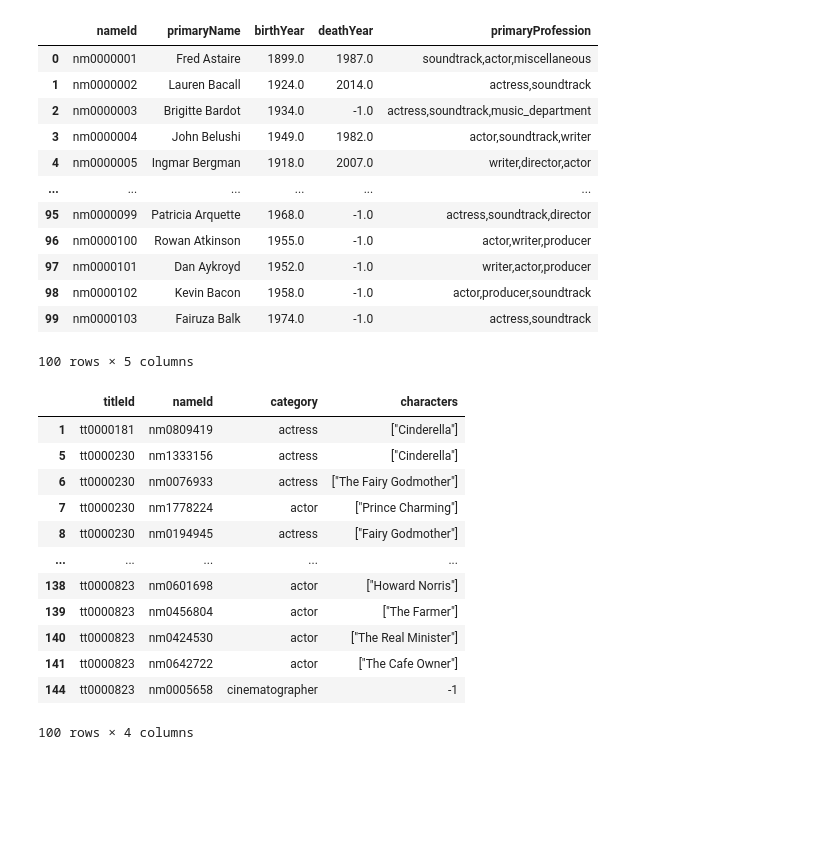
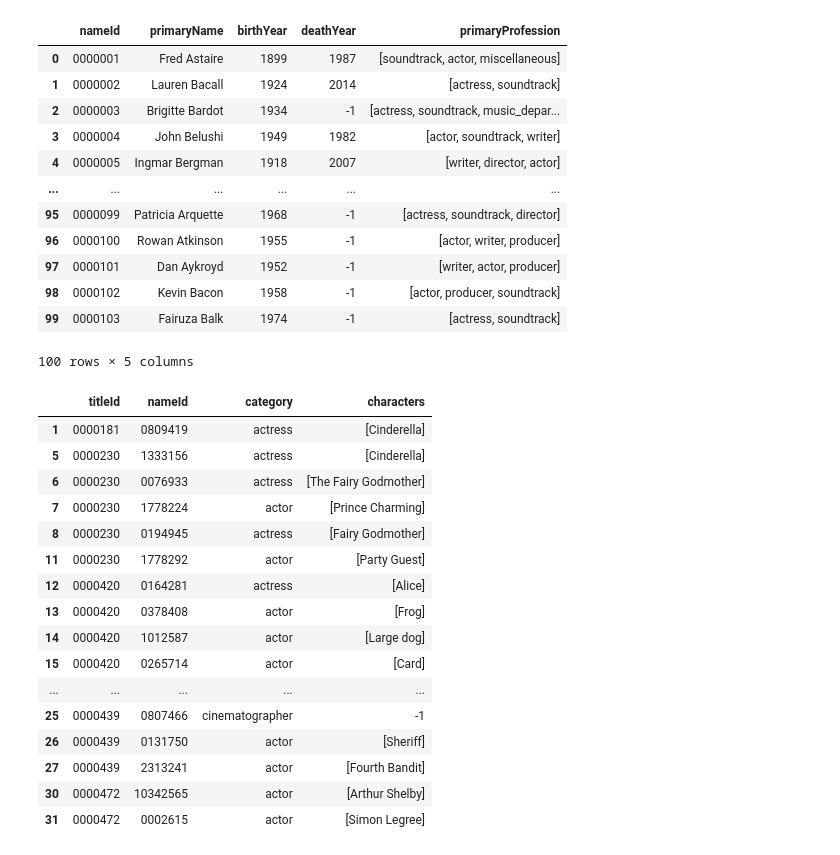
Before and after one commit to jakobevangelista/QueueUp1.0, a Jupyter notebook: clean-and-upload-script/Database Script.ipynb, the cells around one changed output. Saved outputs shown, nothing was run; the diff lists cells and outputs as text; code cells hidden in the pictures; blank space fills up the shorter version.

Commit message:
created tables

```diff
--- a/clean-and-upload-script/Database Script.ipynb
+++ b/clean-and-upload-script/Database Script.ipynb
@@ -20,6 +20,14 @@ crewCSV.sort_values(by='titleId', inplace=True)
 
 #Renaming this csv to something similar to Creators, has all directors and writers for a movie
 contentManagers = crewCSV.copy()
+# some reformatting goes on down here
+contentManagers['titleId'] = [i.split('tt')[1] for i in contentManagers['titleId']]
+for i in range(len(contentManagers['director-nameId'])):
+    if contentManagers['director-nameId'][i] != -1:
+        contentManagers['director-nameId'][i] = [j.split('nm')[1] for j in str(contentManagers['director-nameId'][i]).split(',')]
+for i in range(len(contentManagers['writer-nameId'])):
+    if contentManagers['writer-nameId'][i] != -1:
+        contentManagers['writer-nameId'][i] = [j.split('nm')[1] for j in str(contentManagers['writer-nameId'][i]).split(',')]
 contentManagers.head(100)
 # %% [output]
 |  | titleId | director-nameId | writer-nameId |
@@ -60,8 +68,10 @@ users = pd.DataFrame(columns=['userId', 'rating', 'date', 'titleId'])
 for i in userIdNumbers:
     distinctUser = usersDirty[usersDirty.userId == i]
     distinctRating = distinctUser['rating'].to_numpy()
+    distinctRating = [int(i) for i in distinctRating] # added this to cast all ratings to int
     distinctDate = distinctUser['date'].to_numpy()
     distinctTitle = distinctUser['titleId'].to_numpy()
+    distinctTitle = [i.split('tt')[1] for i in distinctTitle] # added this to get rid of tt in front of titleId
     toAdd = {'userId': i, 'rating': distinctRating, 'date': distinctDate, 'titleId': distinctTitle}
     users = users.append(toAdd, ignore_index=True)
 users.head(100)
@@ -95,55 +105,66 @@ namesCSV.rename(columns={'nconst': 'nameId'}, inplace=True)
 namesCSV.sort_values(by='nameId', inplace=True)
 
 nameLookup = namesCSV.copy()
+nameLookup['nameId'] = [i.split('nm')[1] for i in nameLookup['nameId']] # added this to get rid of nm in front of nameId
+nameLookup['primaryProfession'] = [str(i).split(',') for i in nameLookup['primaryProfession']]
+nameLookup['birthYear'] = [int(i) for i in nameLookup['birthYear']]
+nameLookup['deathYear'] = [int(i) for i in nameLookup['deathYear']]
 nameLookup.head(100)
 # %% [output]
 |  | nameId | primaryName | birthYear | deathYear | primaryProfession |
-| 0 | nm0000001 | Fred Astaire | 1899.0 | 1987.0 | soundtrack,actor,miscellaneous |
-| 1 | nm0000002 | Lauren Bacall | 1924.0 | 2014.0 | actress,soundtrack |
-| 2 | nm0000003 | Brigitte Bardot | 1934.0 | -1.0 | actress,soundtrack,music_department |
-| 3 | nm0000004 | John Belushi | 1949.0 | 1982.0 | actor,soundtrack,writer |
-| 4 | nm0000005 | Ingmar Bergman | 1918.0 | 2007.0 | writer,director,actor |
+| 0 | 0000001 | Fred Astaire | 1899 | 1987 | [soundtrack, actor, miscellaneous] |
+| 1 | 0000002 | Lauren Bacall | 1924 | 2014 | [actress, soundtrack] |
+| 2 | 0000003 | Brigitte Bardot | 1934 | -1 | [actress, soundtrack, music_depar... |
+| 3 | 0000004 | John Belushi | 1949 | 1982 | [actor, soundtrack, writer] |
+| 4 | 0000005 | Ingmar Bergman | 1918 | 2007 | [writer, director, actor] |
 | ... | ... | ... | ... | ... | ... |
-| 95 | nm0000099 | Patricia Arquette | 1968.0 | -1.0 | actress,soundtrack,director |
-| 96 | nm0000100 | Rowan Atkinson | 1955.0 | -1.0 | actor,writer,producer |
-| 97 | nm0000101 | Dan Aykroyd | 1952.0 | -1.0 | writer,actor,producer |
-| 98 | nm0000102 | Kevin Bacon | 1958.0 | -1.0 | actor,producer,soundtrack |
-| 99 | nm0000103 | Fairuza Balk | 1974.0 | -1.0 | actress,soundtrack |
+| 95 | 0000099 | Patricia Arquette | 1968 | -1 | [actress, soundtrack, director] |
+| 96 | 0000100 | Rowan Atkinson | 1955 | -1 | [actor, writer, producer] |
+| 97 | 0000101 | Dan Aykroyd | 1952 | -1 | [writer, actor, producer] |
+| 98 | 0000102 | Kevin Bacon | 1958 | -1 | [actor, producer, soundtrack] |
+| 99 | 0000103 | Fairuza Balk | 1974 | -1 | [actress, soundtrack] |
 100 rows × 5 columns
 # %%
 #Reading and slighly cleaning the principals.csv
 #Holds information about the actors and actresses and their roles in the movies
 principalsCSV = pd.read_csv('principals.csv', '\t')
 
 #Removing the first column (Unnamed) and job since it is not required
 principalsCSV = principalsCSV.drop('Unnamed: 0', axis=1)
 principalsCSV = principalsCSV.drop('job', axis=1)
 
 #Replacing all the NaN values
 principalsCSV.fillna(-1, inplace=True)
 principalsCSV.rename(columns={'nconst':'nameId'}, inplace=True)
 
 #Removing all the entries with director and writer since it becomes redundant
 principalsCSV = principalsCSV[principalsCSV.category != 'director']
 principalsCSV = principalsCSV[principalsCSV.category != 'writer']
 
 #Renanming so it is similar to our database design
 castMembers = principalsCSV.copy()
-castMembers.head(100)
+castMembers['titleId'] = [i.split('tt')[1] for i in castMembers['titleId']] # get rid of tt
+castMembers['nameId'] = [i.split('nm')[1] for i in castMembers['nameId']] # get rid of nm
+castMembers['characters'] = [str(i).replace('"', '') for i in castMembers['characters']]
+castMembers.head(20)
 # %% [output]
 |  | titleId | nameId | category | characters |
-| 1 | tt0000181 | nm0809419 | actress | ["Cinderella"] |
-| 5 | tt0000230 | nm1333156 | actress | ["Cinderella"] |
-| 6 | tt0000230 | nm0076933 | actress | ["The Fairy Godmother"] |
-| 7 | tt0000230 | nm1778224 | actor | ["Prince Charming"] |
-| 8 | tt0000230 | nm0194945 | actress | ["Fairy Godmother"] |
+| 1 | 0000181 | 0809419 | actress | [Cinderella] |
+| 5 | 0000230 | 1333156 | actress | [Cinderella] |
+| 6 | 0000230 | 0076933 | actress | [The Fairy Godmother] |
+| 7 | 0000230 | 1778224 | actor | [Prince Charming] |
+| 8 | 0000230 | 0194945 | actress | [Fairy Godmother] |
+| 11 | 0000230 | 1778292 | actor | [Party Guest] |
+| 12 | 0000420 | 0164281 | actress | [Alice] |
+| 13 | 0000420 | 0378408 | actor | [Frog] |
+| 14 | 0000420 | 1012587 | actor | [Large dog] |
+| 15 | 0000420 | 0265714 | actor | [Card] |
 | ... | ... | ... | ... | ... |
-| 138 | tt0000823 | nm0601698 | actor | ["Howard Norris"] |
-| 139 | tt0000823 | nm0456804 | actor | ["The Farmer"] |
-| 140 | tt0000823 | nm0424530 | actor | ["The Real Minister"] |
-| 141 | tt0000823 | nm0642722 | actor | ["The Cafe Owner"] |
-| 144 | tt0000823 | nm0005658 | cinematographer | -1 |
+| 25 | 0000439 | 0807466 | cinematographer | -1 |
+| 26 | 0000439 | 0131750 | actor | [Sheriff] |
+| 27 | 0000439 | 2313241 | actor | [Fourth Bandit] |
+| 30 | 0000472 | 10342565 | actor | [Arthur Shelby] |
+| 31 | 0000472 | 0002615 | actor | [Simon Legree] |
-100 rows × 4 columns
 # %%
 #Reading and slighly cleaning the titles.csv
 #Holds information about the movies such as their names, ratings, and more
```
Also changed, not shown: parts of 7 cells of this notebook.
